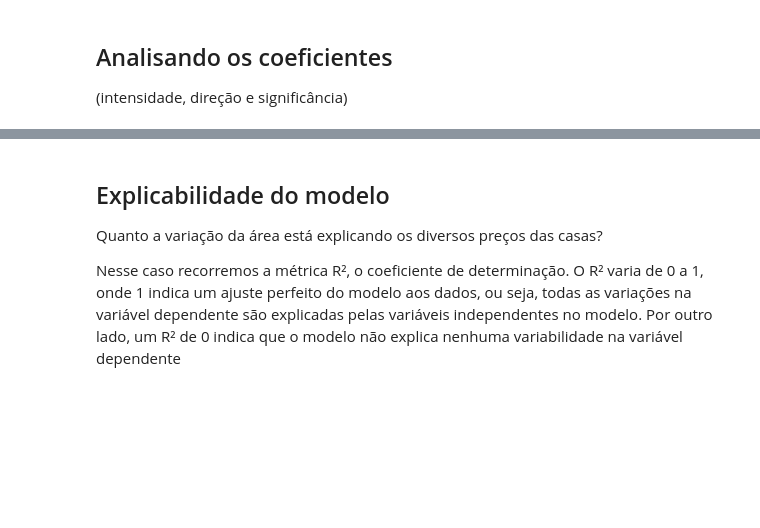
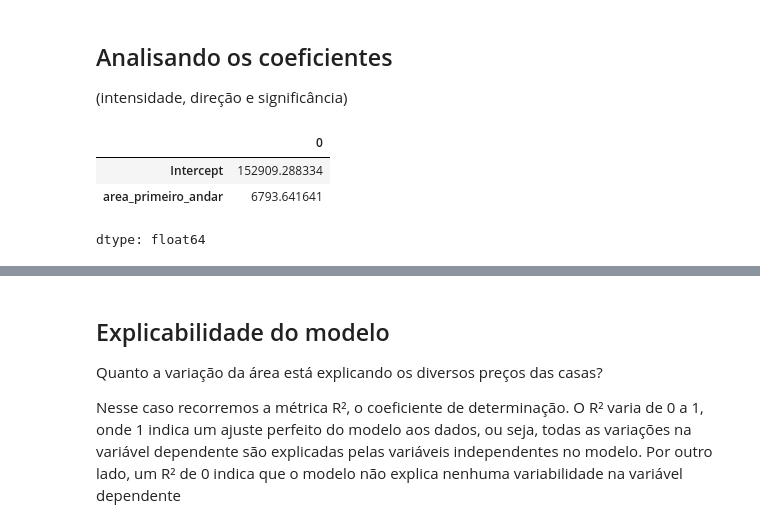
Before and after one commit to EmilyCarla/ONE_DataScience, a Jupyter notebook: Testando_Regressão_Linear.ipynb, the cells around one changed output, grey strips where cells are left out. Cells and saved outputs as stored; diff of their text form; code cells hidden in the pictures; blank space fills up the shorter version.

```diff
--- a/Testando_Regressão_Linear.ipynb
+++ b/Testando_Regressão_Linear.ipynb
@@ -141,5 +145,11 @@ O conjunto de **treinamento** é usado para ajustar o modelo, enquanto o conjunt
 (intensidade, direção e significância)
 # %%
 # visualizando os parametros
+modelo_0.params
+# %% [output]
+|  | 0 |
+| Intercept | 152909.288334 |
+| area_primeiro_andar | 6793.641641 |
+dtype: float64
 # %%
 # o resumo do nosso modelo
```
Also changed, not shown: parts of 18 cells of this notebook.
